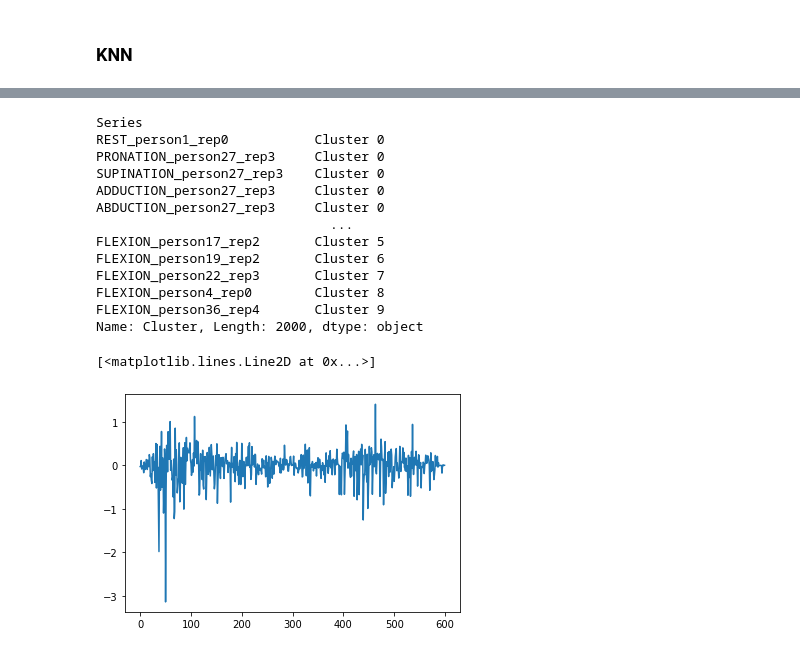
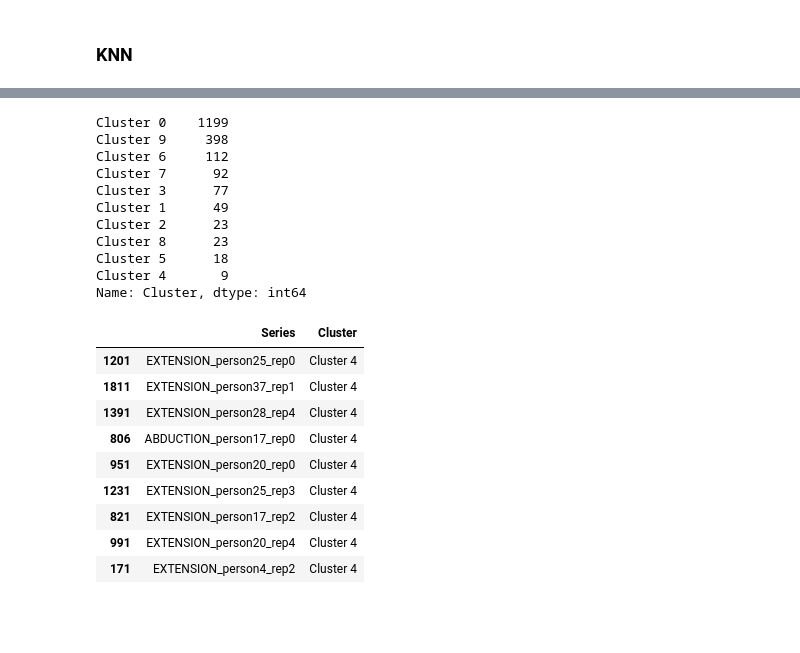
Before and after one commit to zugzvangg/SPC, a Jupyter notebook: stats/biosignals/ts_clustering.ipynb, the cells around one changed output, grey strips where cells are left out. Cells and saved outputs as stored; diff of their text form; code cells hidden in the pictures; blank space fills up the shorter version.

```diff
--- a/stats/biosignals/ts_clustering.ipynb
+++ b/stats/biosignals/ts_clustering.ipynb
@@ -144,27 +171,34 @@ plt.show()
 # %%
 fancy_names_for_labels = [f"Cluster {label}" for label in labels]
 knn_result = pd.DataFrame(zip(namesofMySeries,fancy_names_for_labels),
-             columns=["Series","Cluster"]).sort_values(by="Cluster").set_index("Series")
-knn_result["Cluster"]
+             columns=["Series","Cluster"]).sort_values(by="Cluster")
+knn_result["Cluster"].value_counts()
 # %% [output]
-Series
-REST_person1_rep0           Cluster 0
-PRONATION_person27_rep3     Cluster 0
-SUPINATION_person27_rep3    Cluster 0
-ADDUCTION_person27_rep3     Cluster 0
-ABDUCTION_person27_rep3     Cluster 0
-                              ...
-FLEXION_person17_rep2       Cluster 5
-FLEXION_person19_rep2       Cluster 6
-FLEXION_person22_rep3       Cluster 7
-FLEXION_person4_rep0        Cluster 8
-FLEXION_person36_rep4       Cluster 9
-Name: Cluster, Length: 2000, dtype: object
+Cluster 0    1199
+Cluster 9     398
+Cluster 6     112
+Cluster 7      92
+Cluster 3      77
+Cluster 1      49
+Cluster 2      23
+Cluster 8      23
+Cluster 5      18
+Cluster 4       9
+Name: Cluster, dtype: int64
-# %%
-plt.plot(mySeries[namesofMySeries.index("FLEXION_person17_rep2")])
-# %% [output]
-[<matplotlib.lines.Line2D at 0x...>]
-[figure, removed]
+# %%
+# NOTE: неплохо отличаем EXTENSION, кажого жеста должно быть по 40*5
+knn_result[knn_result["Cluster"] == "Cluster 4"]
+# %% [output]
+|  | Series | Cluster |
+| 1201 | EXTENSION_person25_rep0 | Cluster 4 |
+| 1811 | EXTENSION_person37_rep1 | Cluster 4 |
+| 1391 | EXTENSION_person28_rep4 | Cluster 4 |
+| 806 | ABDUCTION_person17_rep0 | Cluster 4 |
+| 951 | EXTENSION_person20_rep0 | Cluster 4 |
+| 1231 | EXTENSION_person25_rep3 | Cluster 4 |
+| 821 | EXTENSION_person17_rep2 | Cluster 4 |
+| 991 | EXTENSION_person20_rep4 | Cluster 4 |
+| 171 | EXTENSION_person4_rep2 | Cluster 4 |
 # %%
 pca = PCA(n_components=2)
 mySeries_transformed = pca.fit_transform(mySeries)
```
Also changed, not shown: parts of 12 cells of this notebook.
